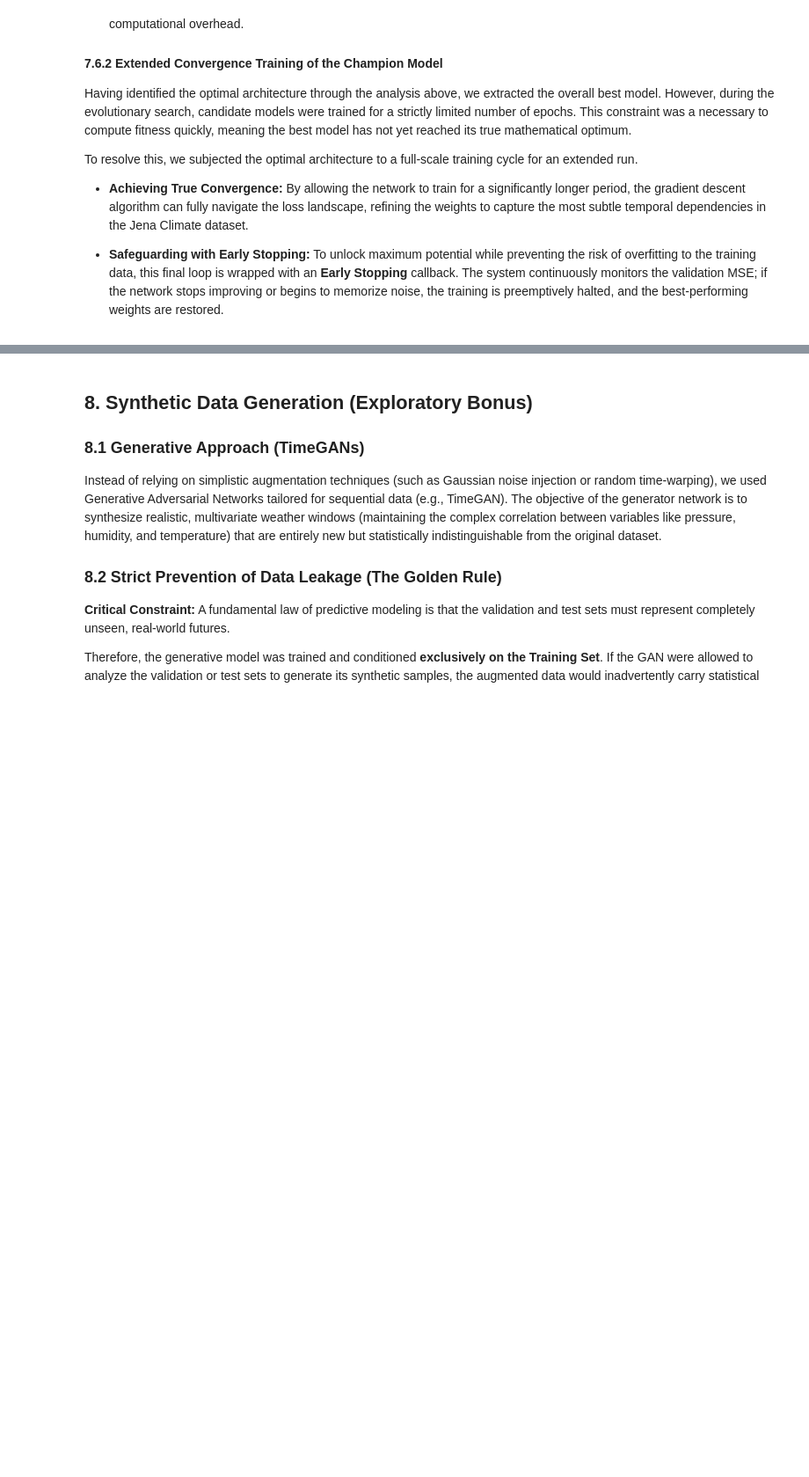
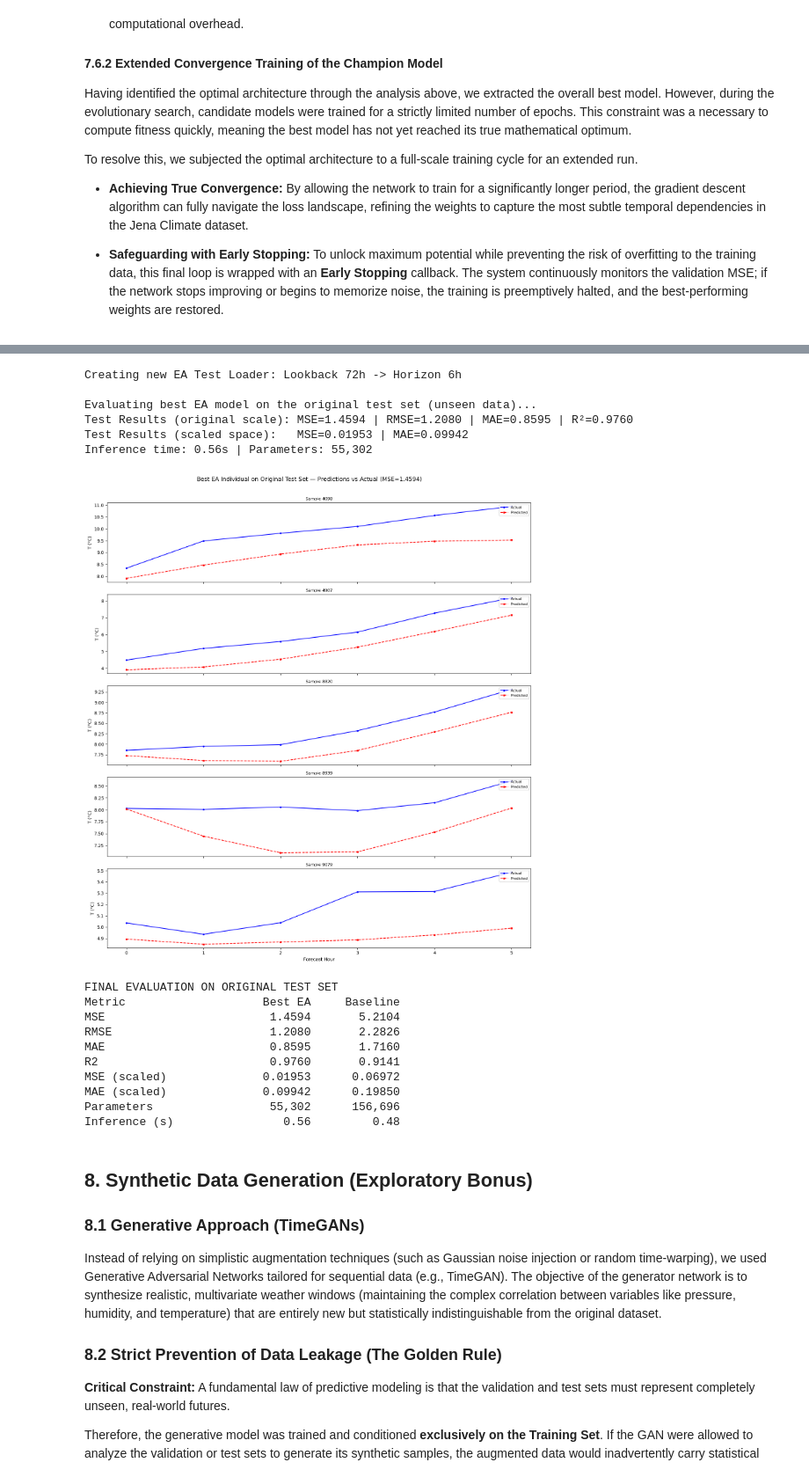
Before and after one commit to dudocas12/Advanced-Time-Series-Forecasting-Optimization-and-Explainability, a Jupyter notebook: main.ipynb, the cells around one changed output, grey strips where cells are left out. Shown at 88% size. Saved outputs shown, nothing was run; the diff lists cells and outputs as text; code cells hidden in the pictures; blank space fills up the shorter version.

Commit message:
test test with test

```diff
--- a/main.ipynb
+++ b/main.ipynb
@@ -1869,3 +1872,64 @@ Inference (s)                0.39         0.24
+# %%
+best_overall = best_row
+
+champ_lookback = int(best_overall['lookback'])
+champ_horizon = int(best_overall['horizon'])
+champ_batch_size = int(best_overall['batch_size'])
+
+print(f"Creating new EA Test Loader: Lookback {champ_lookback}h -> Horizon {champ_horizon}h")
+
+# Generate windows exclusively for the Test Set
+X_test_ea, y_test_ea = create_windows(test_scaled, TARGET_IDX, champ_lookback, champ_horizon)
+
+ea_test_loader = DataLoader(
+    TimeSeriesDataset(X_test_ea, y_test_ea),
+    batch_size=champ_batch_size,
+    shuffle=False # The test loader must NEVER be shuffled for plots to remain accurate
+)
+
+# Evaluate the EA model with its corresponding DataLoader
+print("\nEvaluating best EA model on the original test set (unseen data)...")
+final_ea_results = evaluate_model(best_ea_model, ea_test_loader, criterion, scaler, TARGET_IDX)
+
+plot_predictions(
+    final_ea_results['y_true'],
+    final_ea_results['y_pred'],
+    title=f"Best EA Individual on Original Test Set — Predictions vs Actual (MSE={final_ea_results['mse']:.4f})",
+    n_samples=5
+)
+
+# Final Comparison Table
+print("\n\nFINAL EVALUATION ON ORIGINAL TEST SET")
+print(f"{'Metric':<20} {'Best EA':>12} {'Baseline':>12}")
+
+for m in ['mse', 'rmse', 'mae', 'r2']:
+    print(f"{m.upper():<20} {final_ea_results[m]:>12.4f} {gru_results[m]:>12.4f}")
+
+if 'mse_scaled' in final_ea_results and 'mse_scaled' in gru_results:
+    print(f"{'MSE (scaled)':<20} {final_ea_results['mse_scaled']:>12.5f} {gru_results['mse_scaled']:>12.5f}")
+    print(f"{'MAE (scaled)':<20} {final_ea_results['mae_scaled']:>12.5f} {gru_results['mae_scaled']:>12.5f}")
+
+if 'num_params' in final_ea_results and 'num_params' in gru_results:
+    print(f"{'Parameters':<20} {final_ea_results['num_params']:>12,} {gru_results['num_params']:>12,}")
+    print(f"{'Inference (s)':<20} {final_ea_results['inference_time']:>12.2f} {gru_results['inference_time']:>12.2f}")
+# %% [output]
+Creating new EA Test Loader: Lookback 72h -> Horizon 6h
+
+Evaluating best EA model on the original test set (unseen data)...
+Test Results (original scale): MSE=1.4594 | RMSE=1.2080 | MAE=0.8595 | R²=0.9760
+Test Results (scaled space):   MSE=0.01953 | MAE=0.09942
+Inference time: 0.56s | Parameters: 55,302
+[figure, added]
+FINAL EVALUATION ON ORIGINAL TEST SET
+Metric                    Best EA     Baseline
+MSE                        1.4594       5.2104
+RMSE                       1.2080       2.2826
+MAE                        0.8595       1.7160
+R2                         0.9760       0.9141
+MSE (scaled)              0.01953      0.06972
+MAE (scaled)              0.09942      0.19850
+Parameters                 55,302      156,696
+Inference (s)                0.56         0.48
 # %% [markdown]
 ## 8. Synthetic Data Generation (Exploratory Bonus)
 
```
Also changed, not shown: parts of 7 cells of this notebook.
